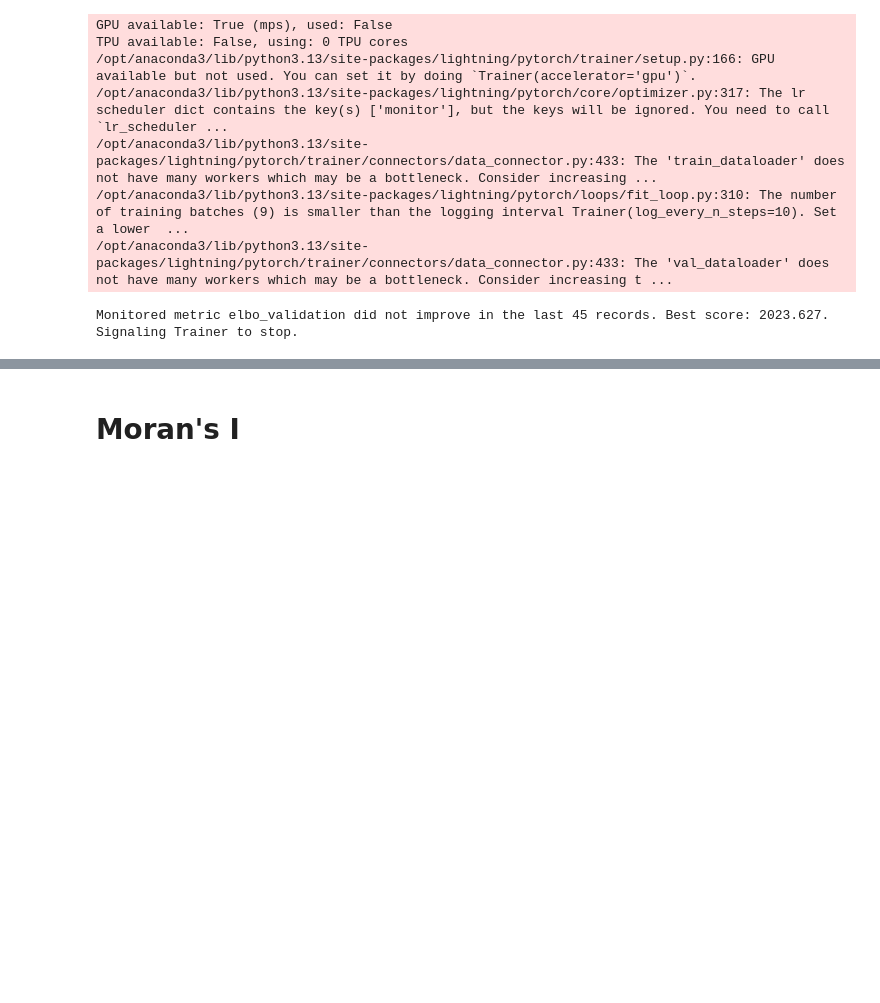
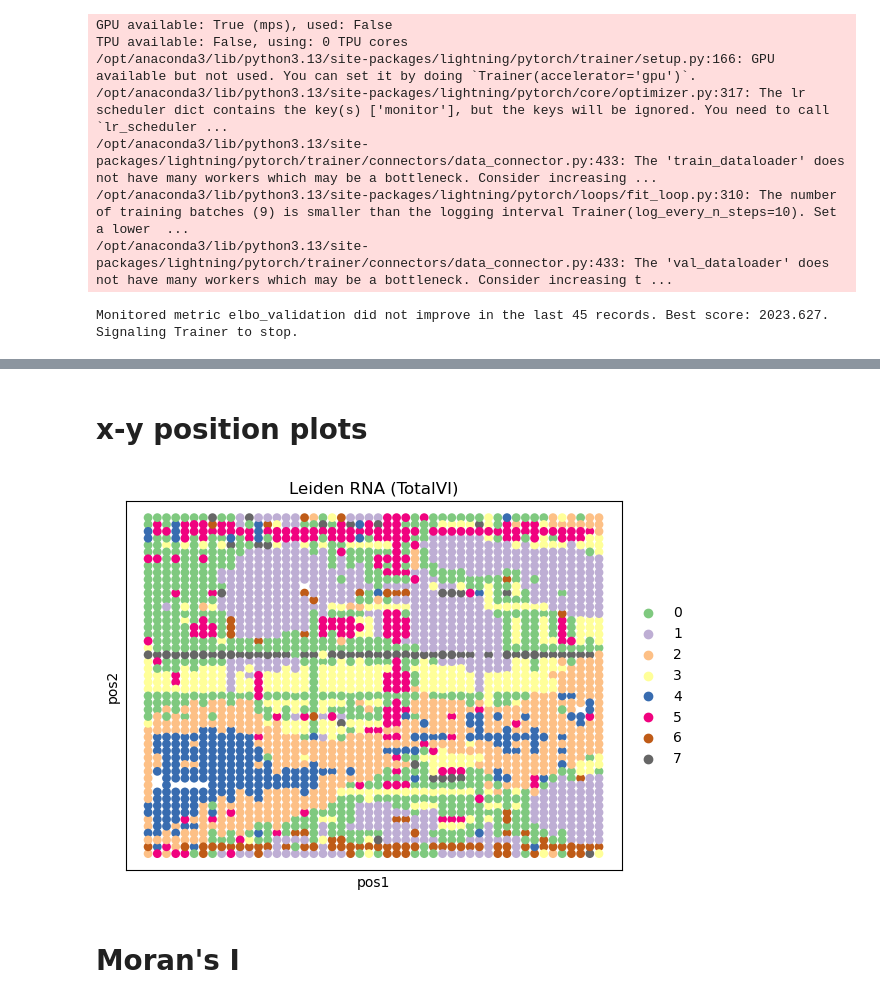
Before and after one commit to cvasq24/spatial_totalvi, a Jupyter notebook: benchmark/other_tools/totalVI_base.ipynb, the cells around one changed output, grey strips where cells are left out. Cells and saved outputs as stored; diff of their text form; code cells hidden in the pictures; blank space fills up the shorter version.

```diff
--- a/benchmark/other_tools/totalVI_base.ipynb
+++ b/benchmark/other_tools/totalVI_base.ipynb
@@ -88,3 +98,15 @@ rna_umap_plot = muon.pl.embedding(
 # %%
 rna_umap_plot.savefig("../results/vanilla_totalVI_UMAP.pdf")
 rna_umap_plot.savefig("../results/vanilla_totalVI_UMAP.png", dpi = 300)
+# %% [markdown]
+# x-y position plots
+# %%
+rna_pos_plot = sc.pl.embedding(mdata.mod['RNA'],
+                basis="pos",
+                color=TOTALVI_CLUSTERS_KEY,
+                s=160,
+                return_fig=True,
+                title = 'Leiden RNA (TotalVI)',
+                palette= "Accent")
+# %% [output]
+[figure, added]
```
Also changed, not shown: parts of 17 cells of this notebook, 6 other files.
